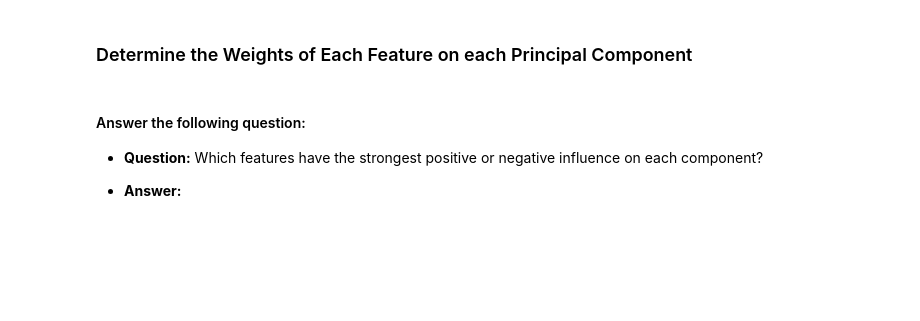
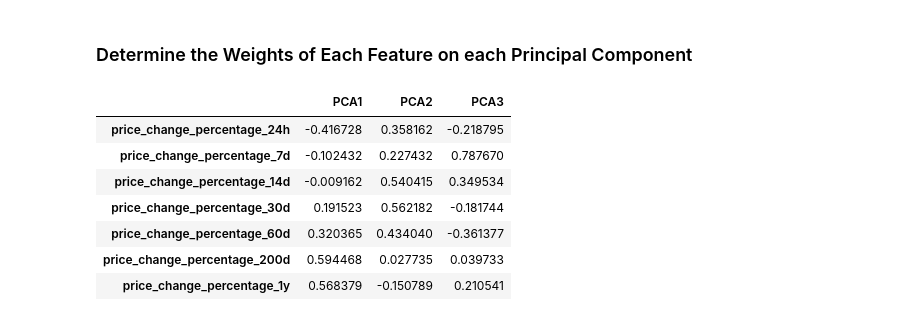
Before and after one commit to BrandonWelsh/CryptoClustering, a Jupyter notebook: Crypto_Clustering.ipynb, the cells around one changed output. Drawn from its saved outputs; the diff is of its cells as text; code cells hidden in the pictures; blank space fills up the shorter version.

```diff
--- a/Crypto_Clustering.ipynb
+++ b/Crypto_Clustering.ipynb
@@ -364,9 +390,14 @@ df_elbow2.plot.line(x="k",
 ### Determine the Weights of Each Feature on each Principal Component
 # %%
 # Use the columns from the original scaled DataFrame as the index.
+pca_component_weights = pd.DataFrame(pca.components_.T, columns=['PCA1', 'PCA2', 'PCA3'], index=df_market_scaled.columns)
+pca_component_weights
+# %% [output]
+|  | PCA1 | PCA2 | PCA3 |
+| price_change_percentage_24h | -0.416728 | 0.358162 | -0.218795 |
+| price_change_percentage_7d | -0.102432 | 0.227432 | 0.787670 |
+| price_change_percentage_14d | -0.009162 | 0.540415 | 0.349534 |
+| price_change_percentage_30d | 0.191523 | 0.562182 | -0.181744 |
+| price_change_percentage_60d | 0.320365 | 0.434040 | -0.361377 |
+| price_change_percentage_200d | 0.594468 | 0.027735 | 0.039733 |
+| price_change_percentage_1y | 0.568379 | -0.150789 | 0.210541 |
-# %% [markdown]
-#### Answer the following question:
-
-* **Question:** Which features have the strongest positive or negative influence on each component?
-
-* **Answer:**
```
Also changed, not shown: parts of 7 cells of this notebook, 1 other file.
